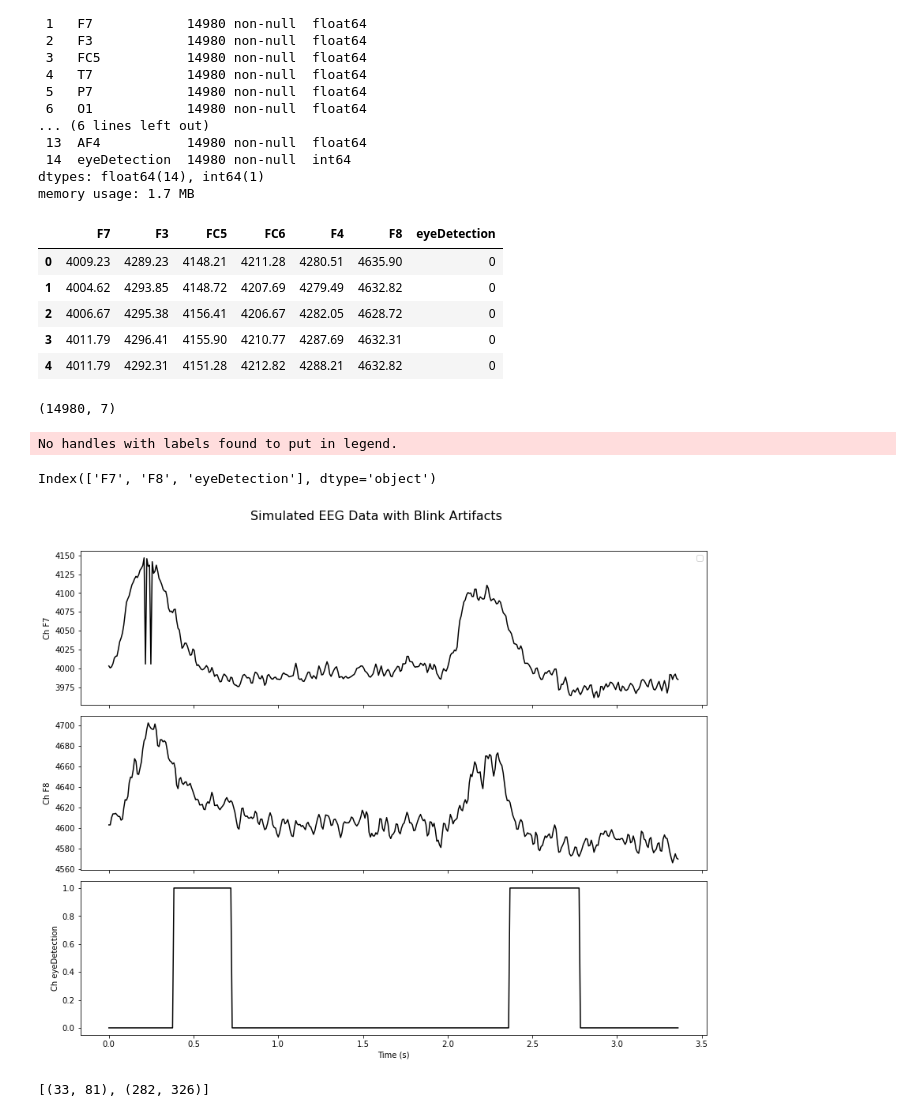
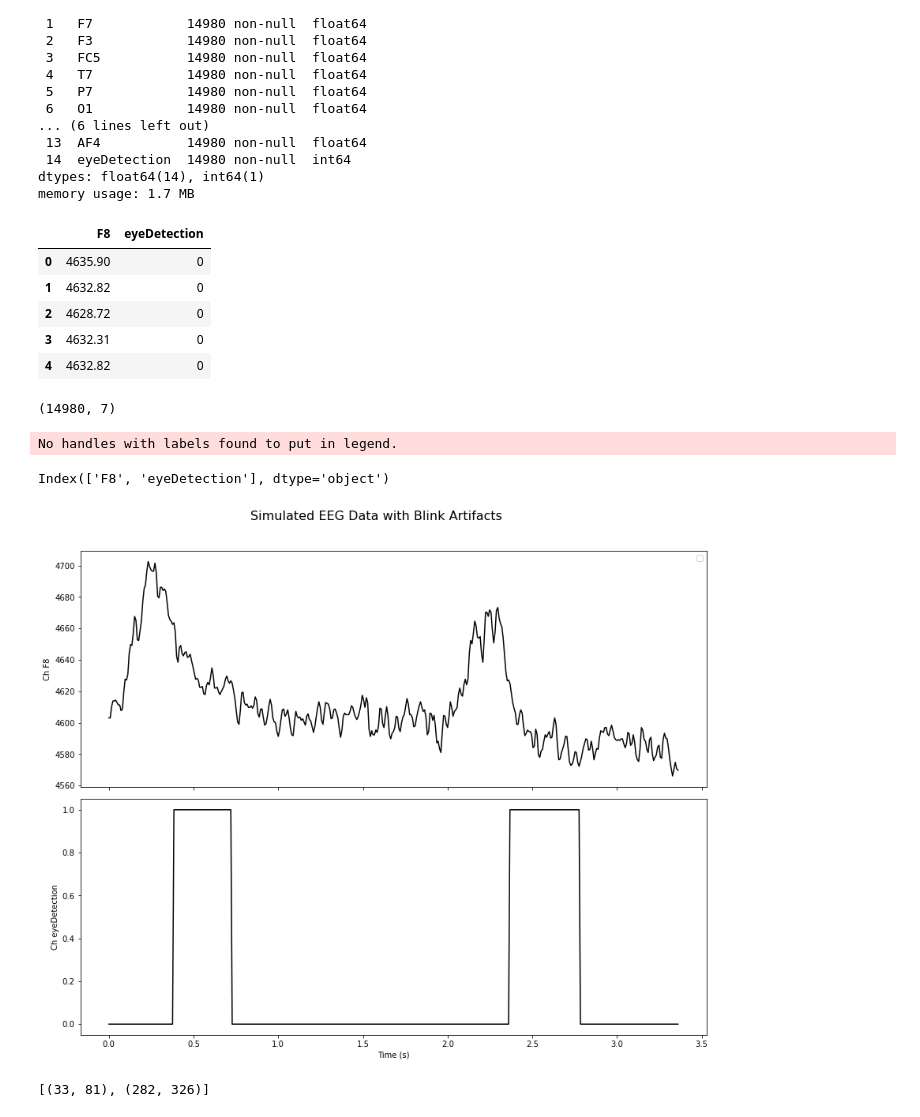
Before and after one commit to JasperKoliba/BCI_Senior_Design, a Jupyter notebook: test_notebooks/eye-state (1).ipynb, the cells around one changed output. Cells and saved outputs as stored; diff of their text form; code cells hidden in the pictures.

```diff
--- a/test_notebooks/eye-state (1).ipynb
+++ b/test_notebooks/eye-state (1).ipynb
@@ -73,16 +73,16 @@ dtypes: float64(14), int64(1)
 memory usage: 1.7 MB
 # %%
 data = data.drop(columns =
-               ["AF3", "T7","P8","T8", "P7", "O1", "O2", "AF4", "F3", "FC6", "F4", "FC5"])
+               ["AF3", "T7","P8","T8", "P7", "O1", "O2", "AF4", "F3", "FC6", "F4", "FC5", "F7"])
 # %%
 data.head()
 # %% [output]
-|  | F7 | F3 | FC5 | FC6 | F4 | F8 | eyeDetection |
-| 0 | 4009.23 | 4289.23 | 4148.21 | 4211.28 | 4280.51 | 4635.90 | 0 |
-| 1 | 4004.62 | 4293.85 | 4148.72 | 4207.69 | 4279.49 | 4632.82 | 0 |
-| 2 | 4006.67 | 4295.38 | 4156.41 | 4206.67 | 4282.05 | 4628.72 | 0 |
-| 3 | 4011.79 | 4296.41 | 4155.90 | 4210.77 | 4287.69 | 4632.31 | 0 |
-| 4 | 4011.79 | 4292.31 | 4151.28 | 4212.82 | 4288.21 | 4632.82 | 0 |
+|  | F8 | eyeDetection |
+| 0 | 4635.90 | 0 |
+| 1 | 4632.82 | 0 |
+| 2 | 4628.72 | 0 |
+| 3 | 4632.31 | 0 |
+| 4 | 4632.82 | 0 |
 # %%
 import numpy as np
 import pandas as pd
@@ -109,36 +109,38 @@ data.shape
 # %%
 import matplotlib.pyplot as plt
 
 # Generate synthetic EEG-like data
 np.random.seed(42)
-n_channels = 3
+n_channels = 2
 
 
 # Plotting
 fig, axes = plt.subplots(n_channels, 1, figsize=(12, 10), sharex=True)
 cleaned_data = remove_outliers_zscore_df(data, 3)
-cleaned_data = cleaned_data.loc[12680: 13100]
+#cleaned_data = cleaned_data.loc[12680: 13100]
+#cleaned_data = cleaned_data.loc[3000: 6500]
+
 for i, vals in enumerate(cleaned_data["F8"]):
     if vals < 4000:
         cleaned_data.loc[i, "F8"] = np.mean(cleaned_data["F8"])
 print(data.columns)
 for i, col in enumerate(data.columns):
 
 
     axes[i].plot([i/125 for i in range(len(cleaned_data[col]))], cleaned_data[col], color='black')
     axes[i].set_ylabel(f'Ch {col}')
     axes[i].legend(loc='upper right') if i == 0 else None
 
 axes[-1].set_xlabel('Time (s)')
 #plt.xticks(np.arange(0, len(cleaned_data)/125, 1))  # From 0 to 10 in 0.2 increments
 
 plt.suptitle('Simulated EEG Data with Blink Artifacts', fontsize=16)
 plt.tight_layout(rect=[0, 0, 1, 0.96])
 plt.show()
 # %% [output]
 No handles with labels found to put in legend.
-Index(['F7', 'F8', 'eyeDetection'], dtype='object')
+Index(['F8', 'eyeDetection'], dtype='object')
-[figure, old version]
+[figure, new version]
 # %%
 def moving_average_derivative(signal, window_size=5):
     """
```
Also changed, not shown: 4 other files.
